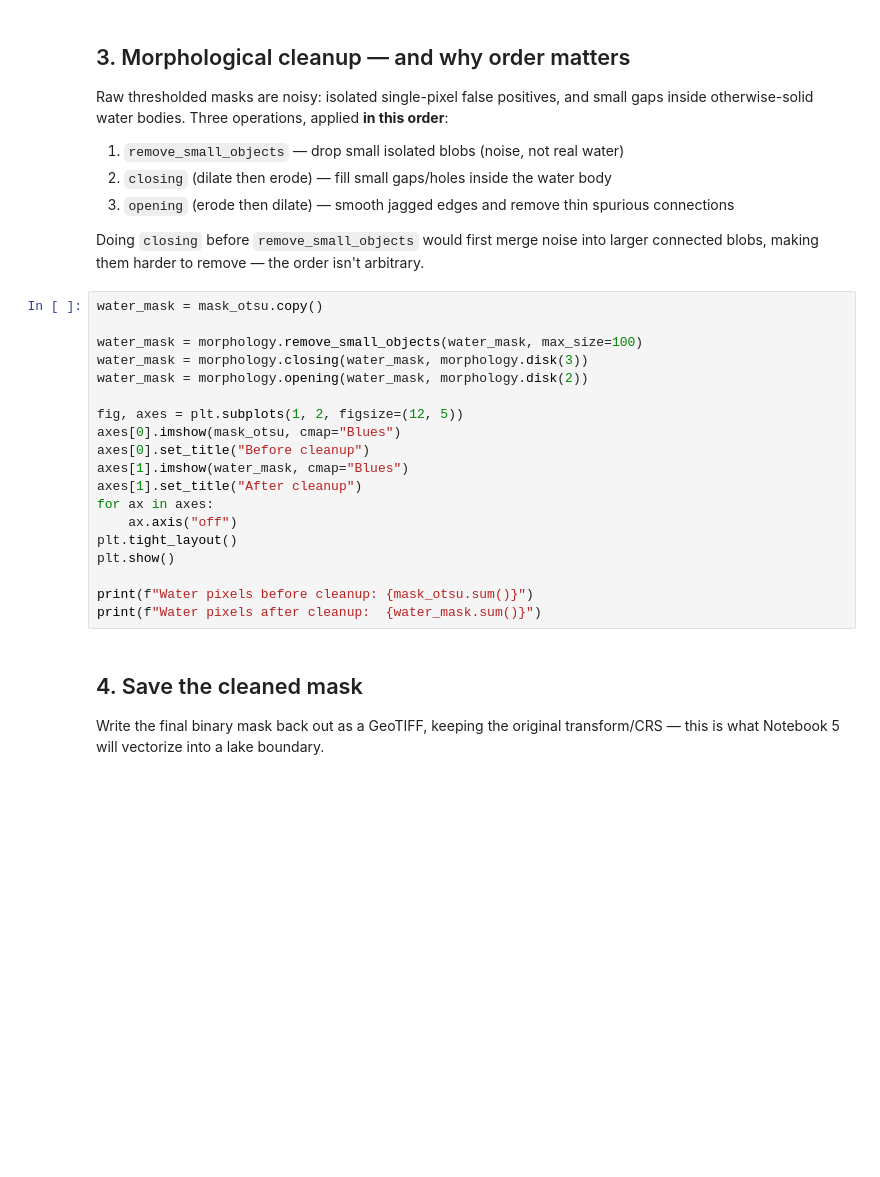
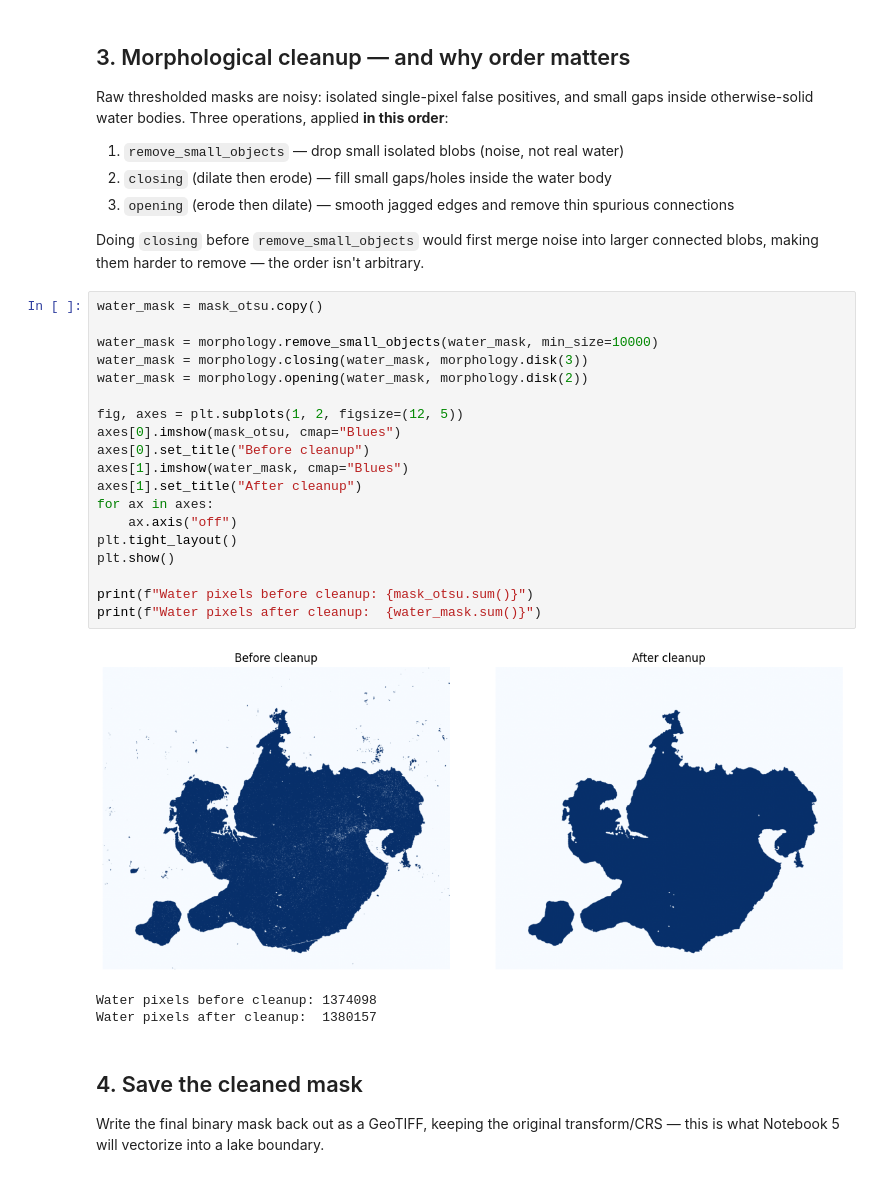
Before and after one commit to Nyaguthii-C/Riftwaters_Hackathon, a Jupyter notebook: Day2_Notebook4_SAR_Processing.ipynb, the cells around one changed output. Cells and saved outputs as stored; diff of their text form; blank space fills up the shorter version.

```diff
--- a/Day2_Notebook4_SAR_Processing.ipynb
+++ b/Day2_Notebook4_SAR_Processing.ipynb
@@ -244,22 +137,26 @@ Doing `closing` before `remove_small_objects` would first merge noise into large
 # %%
 water_mask = mask_otsu.copy()
 
-water_mask = morphology.remove_small_objects(water_mask, max_size=100)
+water_mask = morphology.remove_small_objects(water_mask, min_size=10000)
 water_mask = morphology.closing(water_mask, morphology.disk(3))
 water_mask = morphology.opening(water_mask, morphology.disk(2))
 
 fig, axes = plt.subplots(1, 2, figsize=(12, 5))
 axes[0].imshow(mask_otsu, cmap="Blues")
 axes[0].set_title("Before cleanup")
 axes[1].imshow(water_mask, cmap="Blues")
 axes[1].set_title("After cleanup")
 for ax in axes:
     ax.axis("off")
 plt.tight_layout()
 plt.show()
 
 print(f"Water pixels before cleanup: {mask_otsu.sum()}")
 print(f"Water pixels after cleanup:  {water_mask.sum()}")
+# %% [output]
+[figure, added]
+Water pixels before cleanup: 1374098
+Water pixels after cleanup:  1380157
 # %% [markdown]
 ## 4. Save the cleaned mask
 
```
Also changed, not shown: parts of 10 cells of this notebook.
